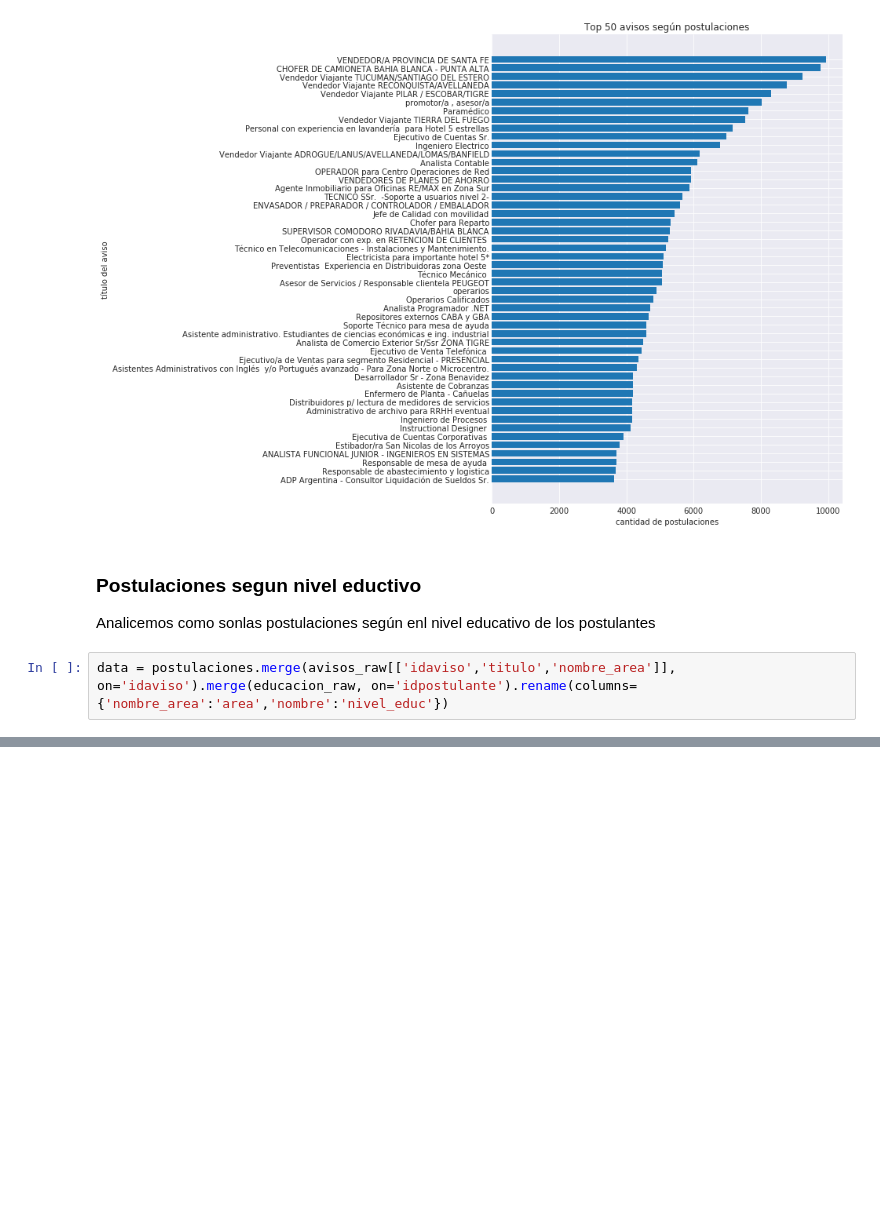
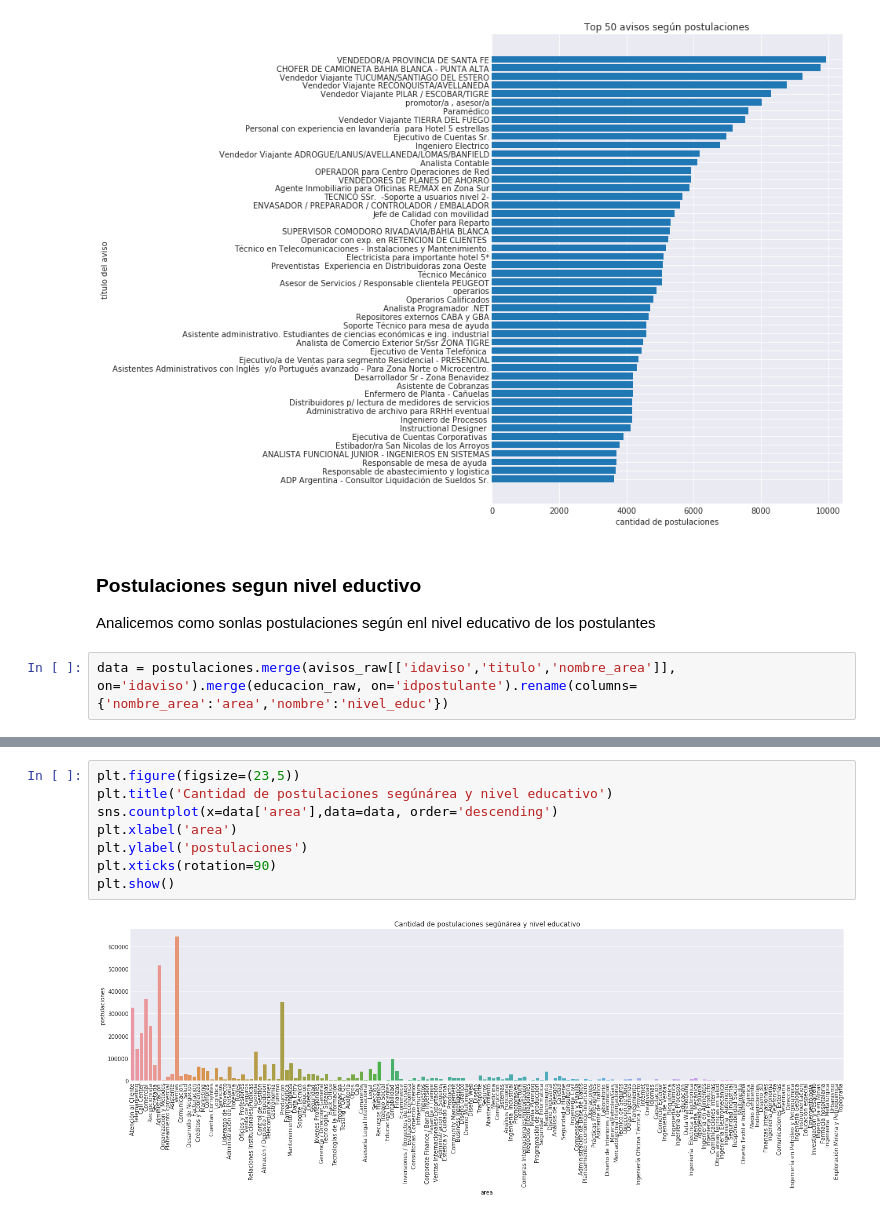
Before and after one commit to tbotalla/Datos1Q2018, a Jupyter notebook: parte1/Postulaciones.ipynb, the cells around one changed output, grey strips where cells are left out. Drawn from its saved outputs; the diff is of its cells as text; blank space fills up the shorter version.

```diff
--- a/parte1/Postulaciones.ipynb
+++ b/parte1/Postulaciones.ipynb
@@ -133,0 +146,10 @@ plt.show()
+# %%
+plt.figure(figsize=(23,5))
+plt.title('Cantidad de postulaciones segúnárea y nivel educativo')
+sns.countplot(x=data['area'],data=data, order='descending')
+plt.xlabel('area')
+plt.ylabel('postulaciones')
+plt.xticks(rotation=90)
+plt.show()
+# %% [output]
+[figure, added]
```
Also changed, not shown: parts of 3 cells of this notebook.
